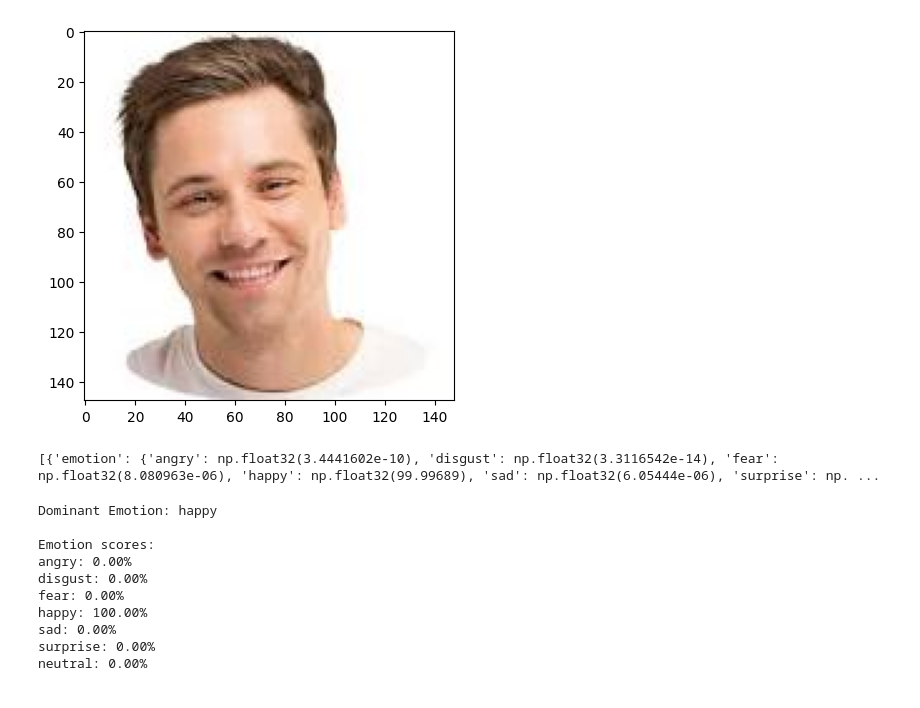
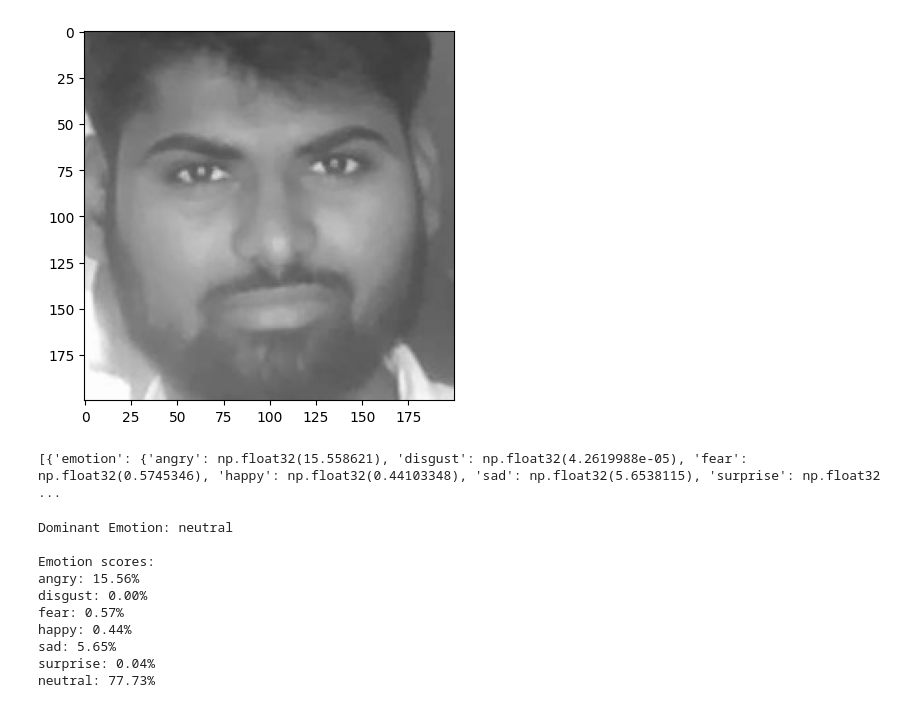
Before and after one commit to rahul955099/face_recognition, a Jupyter notebook: emotion_detection.ipynb, the cells around one changed output. Saved outputs shown, nothing was run; the diff lists cells and outputs as text; code cells hidden in the pictures.

```diff
--- a/emotion_detection.ipynb
+++ b/emotion_detection.ipynb
@@ -10,20 +8,19 @@ WARNING:tensorflow:From C:\Users\dpcse\AppData\Local\Programs\Python\Python312\L
 # %%
 # read image
-img = cv2.imread('happy.jpeg')
+#img = cv2.imread('happy.jpeg')
 #img = cv2.imread('angry_man.jpeg')
 #img = cv2.imread('sad.jpeg')
 #img = cv2.imread('fear.jpeg')
 #img = cv2.imread('surprise.jpeg')
 #img = cv2.imread('neutral.jpeg')
-#img = cv2.imread('disgust.jpeg')
-
+img = cv2.imread('disgust.jpeg')
 # call imshow() using plt object
 plt.imshow(img[:, :, : : -1])
 
 # display that image
 plt.show()
 # %% [output]
-[figure, old version]
+[figure, new version]
 # %%
 # storing the result
 result = DeepFace.analyze(img,
@@ -32,7 +29,7 @@ result = DeepFace.analyze(img,
 # print result
 print(result)
 # %% [output]
-[{'emotion': {'angry': np.float32(3.4441602e-10), 'disgust': np.float32(3.3116542e-14), 'fear': np.float32(8.080963e-06), 'happy': np.float32(99.99689), 'sad': np.float32(6.05444e-06), 'surprise': np. ...
+[{'emotion': {'angry': np.float32(15.558621), 'disgust': np.float32(4.2619988e-05), 'fear': np.float32(0.5745346), 'happy': np.float32(0.44103348), 'sad': np.float32(5.6538115), 'surprise': np.float32 ...
 # %%
 # DeepFace may return list or dict depending on version
 if isinstance(result, list):
@@ -47,13 +44,13 @@ print("\nEmotion scores:")
 for emo, score in emotion_scores.items():
     print(f"{emo}: {score:.2f}%")
 # %% [output]
-Dominant Emotion: happy
+Dominant Emotion: neutral
 
 Emotion scores:
-angry: 0.00%
+angry: 15.56%
 disgust: 0.00%
-fear: 0.00%
-happy: 100.00%
-sad: 0.00%
-surprise: 0.00%
-neutral: 0.00%
+fear: 0.57%
+happy: 0.44%
+sad: 5.65%
+surprise: 0.04%
+neutral: 77.73%
```
Also changed, not shown: parts of 1 cell of this notebook, 3 other files.
